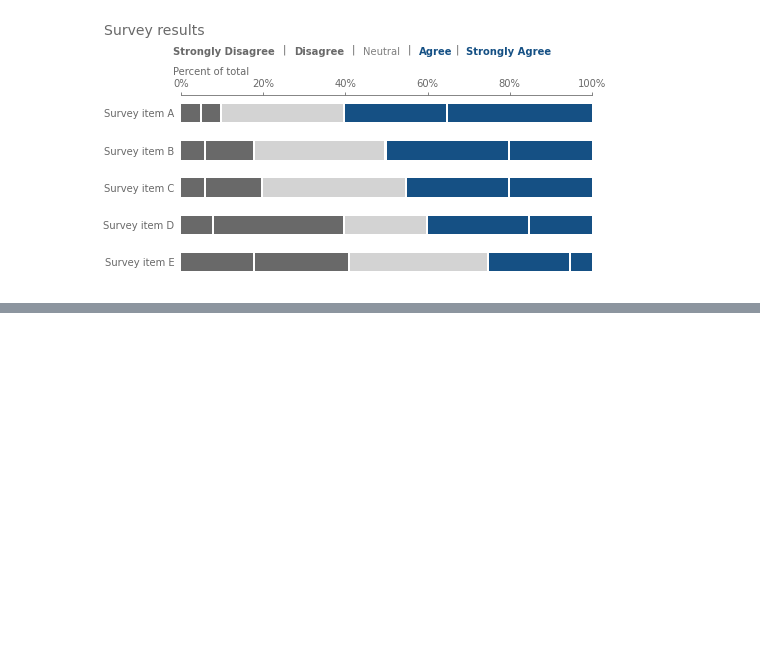
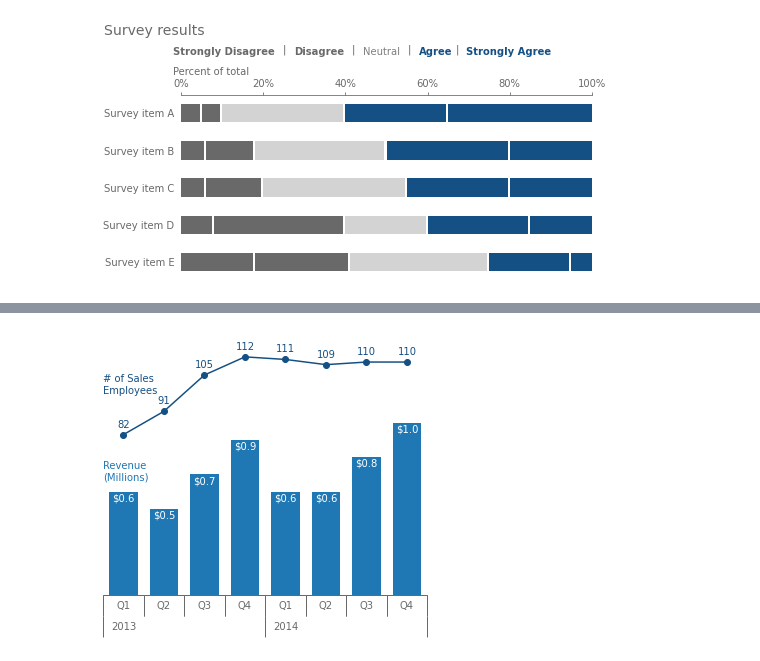
Before and after one commit to amandinhame/data-visualization-cookbook, a Jupyter notebook: matplotlib/storytelling_with_data.ipynb, the cells around one changed output, grey strips where cells are left out. Saved outputs shown, nothing was run; the diff lists cells and outputs as text; code cells hidden in the pictures; blank space fills up the shorter version.

```diff
--- a/matplotlib/storytelling_with_data.ipynb
+++ b/matplotlib/storytelling_with_data.ipynb
@@ -788,0 +791,82 @@ plt.show()
+# %%
+import matplotlib.pyplot as plt
+import pandas as pd
+import numpy as np
+
+%matplotlib inline
+
+# Data
+data = [[2013, 1, 0.6, 82], [2013, 2, 0.5, 91], [2013, 3, 0.7, 105], [2013, 4, 0.9, 112],
+       [2014, 1, 0.6, 111], [2014, 2, 0.6, 109], [2014, 3, 0.8, 110], [2014, 4, 1, 110]]
+
+df = pd.DataFrame(data, columns=['year', 'q', 'revenue', 'employees'])
+df['x'] = np.arange(len(data)) + 0.5
+df['revenue_format'] = df['revenue'].apply(lambda x: '${:01.1f}'.format(x))
+
+# Colors
+palette = {
+    'white': 'w',
+    'grey': 'dimgrey',
+    'light_blue': 'tab:blue',
+    'dark_blue': 'xkcd:light navy'
+}
+
+# Plot
+fig, ax = plt.subplots(figsize=(5, 4))
+fig.subplots_adjust(left=0.05, top=0.95, right=0.95, bottom=0.05)
+ax2 = ax.twinx()
+
+width = 0.7
+ax.bar(df['x'], df['revenue'], color=palette['light_blue'], width=width)
+ax2.plot(df['x'], df['employees'], color=palette['dark_blue'], marker='o')
+
+# Data text
+for i in range(len(data)):
+    ax.text(df.iloc[i]['x'], df.iloc[i]['revenue']-0.01, df.iloc[i]['revenue_format'], color=palette['white'],
+           ha='center', va='top')
+
+    ax2.text(df.iloc[i]['x'], df.iloc[i]['employees']+2, df.iloc[i]['employees'], color=palette['dark_blue'],
+           ha='center', va='bottom')
+
+# Texts
+fig.text(0.05, 0.75, '# of Sales\nEmployees', color=palette['dark_blue'])
+fig.text(0.05, 0.45, 'Revenue\n(Millions)', color=palette['light_blue'])
+
+# Axes
+for s in ax.spines.values():
+    s.set_visible(False)
+
+for s in ax2.spines.values():
+    s.set_visible(False)
+
+ax.set_xlim(0, len(df['x']))
+ax.set_ylim(0, 1.5)
+ax2.set_ylim(20, 120)
+
+ax.xaxis.set_visible(False)
+ax.yaxis.set_visible(False)
+ax2.yaxis.set_visible(False)
+
+# X-axis
+t = ax.table([['Q{:}'.format(i) for i in df['q']], df['year']])
+
+for c in range(len(data)):
+    for r in range(2):
+
+        t[r, c].set_edgecolor(palette['grey'])
+        t[r, c].set_height(0.08)
+        t[r, c].set_text_props(color=palette['grey'], fontsize=10, ha='center', va='center')
+
+        if r == 0:
+            t[r, c].visible_edges = 'TRL'
+        elif c != 0 and c != 4 and c != 7:
+            t[r, c].get_text().set_text('')
+            t[r, c].visible_edges = ''
+        elif c == 7:
+            t[r, c].get_text().set_text('')
+            t[r, c].visible_edges = 'R'
+        else:
+            t[r, c].visible_edges = 'L'
+plt.show()
+# %% [output]
+[figure, added]
```
Also changed, not shown: parts of 2 cells of this notebook.
